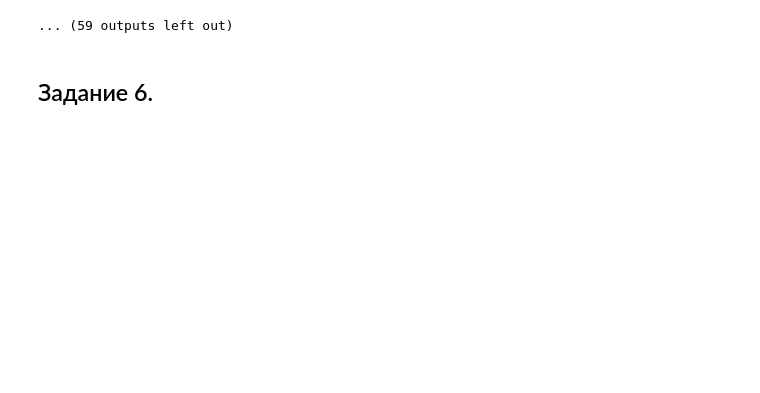
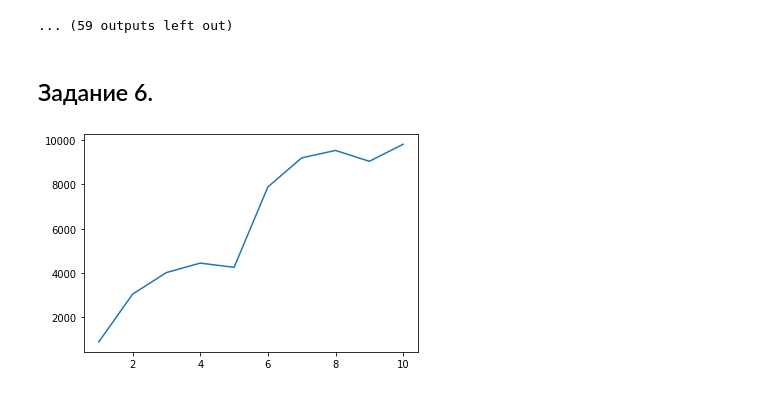
Before and after one commit to alexanderlvarfolomeev/meth-opt-1, a Jupyter notebook: methopts-01.ipynb, the cells around one changed output. Cells and saved outputs as stored; diff of their text form; code cells hidden in the pictures; blank space fills up the shorter version.

```diff
--- a/methopts-01.ipynb
+++ b/methopts-01.ipynb
@@ -139,3 +139,7 @@ find_best_linear_schedule
 ... (59 outputs left out)
 # %% [markdown]
 ## Задание 6.
+# %%
+gradient.test_different_argument_count(onedimsearch.GoldSplit(), 10000, 100, 1e-5)
+# %% [output]
+[figure, added]
```
Also changed, not shown: parts of 1 cell of this notebook, 4 other files.
